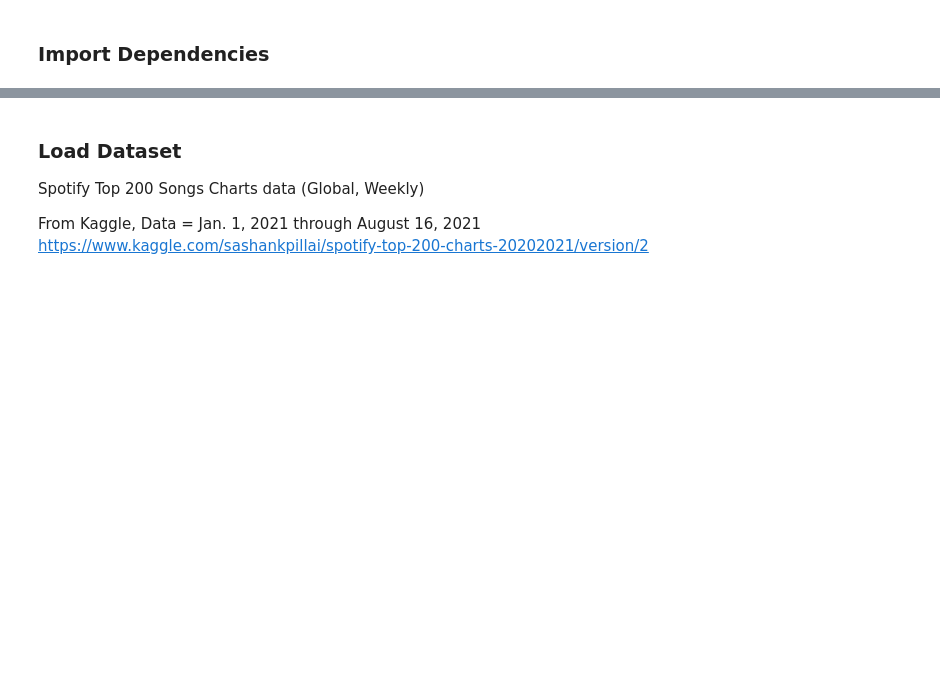
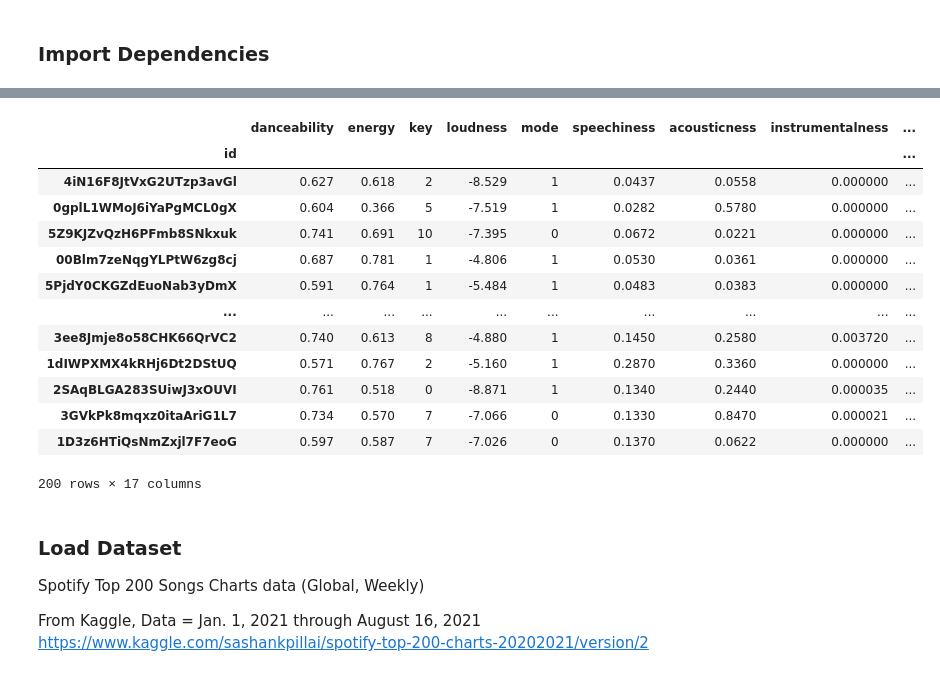
Before and after one commit to aseo67/Top_Songs_Analysis, a Jupyter notebook: TopSongsAnalysis_DataLoading.ipynb, the cells around one changed output, grey strips where cells are left out. Cells and saved outputs as stored; diff of their text form; code cells hidden in the pictures; blank space fills up the shorter version.

Commit message:
Update data loading

```diff
--- a/TopSongsAnalysis_DataLoading.ipynb
+++ b/TopSongsAnalysis_DataLoading.ipynb
@@ -112,0 +130,19 @@ print(len(song_ids2))
+# %%
+# Set up access token in header for GET request
+headers = {'Authorization': 'Bearer {token}'.format(token=access_token)}
+# %%
+# Set up API request
+base_url = 'https://api.spotify.com/v1/audio-features/'
+# %%
+# GET request for list 1
+data = []
+for i in song_ids1:
+    req = requests.get(base_url + i, headers=headers)
+    req = req.json()
+    data.append(req)
+# %%
+# GET request for list 2
+for i in song_ids2:
+    req = requests.get(base_url + i, headers=headers)
+    req = req.json()
+    data.append(req)
@@ -113,3 +170,23 @@ print(len(song_ids2))
+# %%
+# Convert results to pandas dataframe
+features_df = pd.DataFrame.from_dict(data)
+features_df = features_df.set_index('id')
+features_df
+# %% [output]
+|  | danceability | energy | key | loudness | mode | speechiness | acousticness | instrumentalness | ... |
+| id |  |  |  |  |  |  |  |  | ... |
+| 4iN16F8JtVxG2UTzp3avGl | 0.627 | 0.618 | 2 | -8.529 | 1 | 0.0437 | 0.0558 | 0.000000 | ... |
+| 0gplL1WMoJ6iYaPgMCL0gX | 0.604 | 0.366 | 5 | -7.519 | 1 | 0.0282 | 0.5780 | 0.000000 | ... |
+| 5Z9KJZvQzH6PFmb8SNkxuk | 0.741 | 0.691 | 10 | -7.395 | 0 | 0.0672 | 0.0221 | 0.000000 | ... |
+| 00Blm7zeNqgYLPtW6zg8cj | 0.687 | 0.781 | 1 | -4.806 | 1 | 0.0530 | 0.0361 | 0.000000 | ... |
+| 5PjdY0CKGZdEuoNab3yDmX | 0.591 | 0.764 | 1 | -5.484 | 1 | 0.0483 | 0.0383 | 0.000000 | ... |
+| ... | ... | ... | ... | ... | ... | ... | ... | ... | ... |
+| 3ee8Jmje8o58CHK66QrVC2 | 0.740 | 0.613 | 8 | -4.880 | 1 | 0.1450 | 0.2580 | 0.003720 | ... |
+| 1dIWPXMX4kRHj6Dt2DStUQ | 0.571 | 0.767 | 2 | -5.160 | 1 | 0.2870 | 0.3360 | 0.000000 | ... |
+| 2SAqBLGA283SUiwJ3xOUVI | 0.761 | 0.518 | 0 | -8.871 | 1 | 0.1340 | 0.2440 | 0.000035 | ... |
+| 3GVkPk8mqxz0itaAriG1L7 | 0.734 | 0.570 | 7 | -7.066 | 0 | 0.1330 | 0.8470 | 0.000021 | ... |
+| 1D3z6HTiQsNmZxjl7F7eoG | 0.597 | 0.587 | 7 | -7.026 | 0 | 0.1370 | 0.0622 | 0.000000 | ... |
+200 rows × 17 columns
 # %% [markdown]
 ### Load Dataset
 
```
Also changed, not shown: parts of 20 cells of this notebook.
